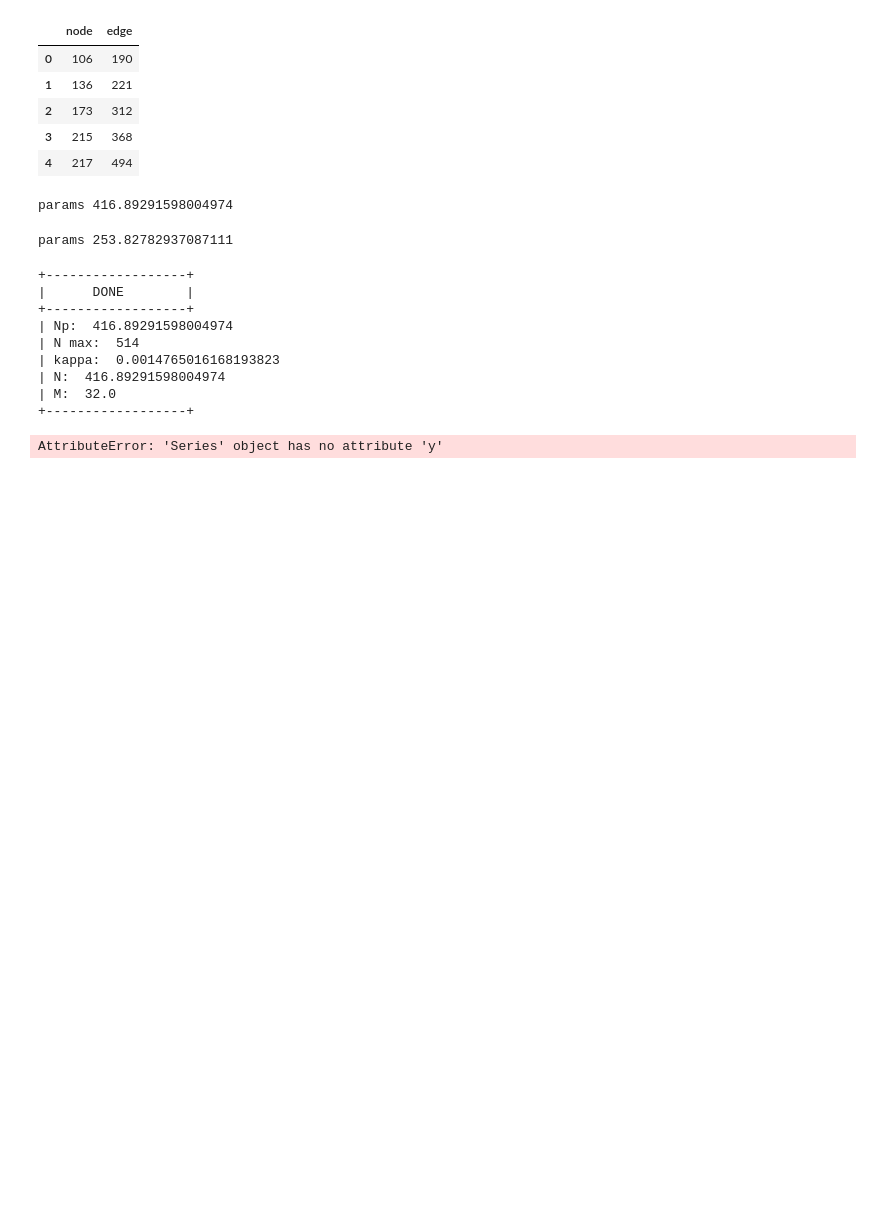
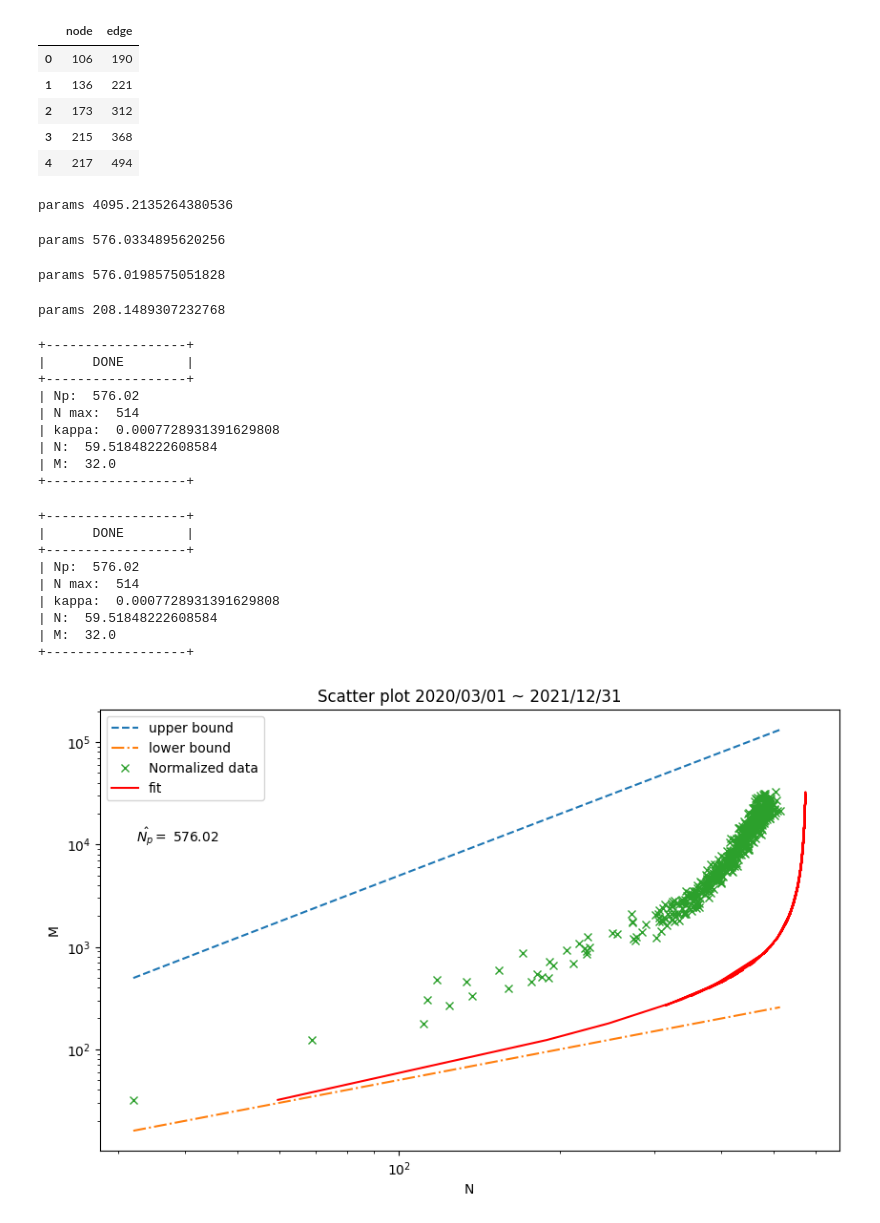
Before and after one commit to yiadka/mobility_scaling, a Jupyter notebook: notebooks/nmscaling_norm_second.ipynb, the cells around one changed output. Drawn from its saved outputs; the diff is of its cells as text; code cells hidden in the pictures; blank space fills up the shorter version.

```diff
--- a/notebooks/nmscaling_norm_second.ipynb
+++ b/notebooks/nmscaling_norm_second.ipynb
@@ -88,8 +88,13 @@ left = left.drop(0)
 left = left.reset_index(drop=True)
 # %%
 def f(x, Np):
-    kappa = (8 * x[0]) / (Np * (Np - 1))
-    return Np * (1 - (2 / (kappa * Np))*(1 - (1 - (kappa/2)**Np)))
+    kappa = ((8 * x[0]) / (Np**2 - Np))
+    a = (1 - (kappa / 2))**Np
+    b = 1 - a
+    c = -(2 / (kappa * Np))*b
+    d = 1 + c
+    res = Np * d
+    return res
 # %%
 x = left["edge_norm"]
 y = left["node_norm"]
@@ -104,23 +111,38 @@ def f_uniform_2(x, N, M):
     return np.sum(residual_f(x, M, N)**2)
 # %%
 # 最適化
-params, _ = optimize.curve_fit(f, x, y, p0=[500])
+
+params, _ = optimize.curve_fit(f, x, y, p0=[14])
 print("params", params[0])
 # %% [output]
-params 416.89291598004974
+params 4095.2135264380536
 # %%
+# leastsqを使用
 initial_guess = [600]
-params, _ = optimize.leastsq(f_uniform_2, initial_guess, args=(y, x))
+params, _ = optimize.leastsq(residual_f, initial_guess, args=(x, y))
 print("params", params[0])
 # %% [output]
-params 253.82782937087111
+params 576.0334895620256
+# %%
+# least_squaresを使用
+res = optimize.least_squares(residual_f, initial_guess, args=(x, y))
+print("params", res.x[0])
+# %% [output]
+params 576.0198575051828
+# %%
+# 残差平方和を最小化
+res = optimize.minimize(f_uniform_2, initial_guess, args=(x, y))
+print("params", res.x[0])
+# %% [output]
+params 208.1489307232768
 # %%
 # 元の関数に代入する
-Np_norm_hat = params[0]
+Np_norm_hat = res.x[0]
+Np_norm_hat = round(Np_norm_hat, 2)
 print("+------------------+")
 kappa_norm_estimated = []
 for i in range(len(x)):
-    kappa_norm_estimated.append( (8 * x[i]) / (Np_norm_hat * (Np_norm_hat - 1)) )
+    kappa_norm_estimated.append( ((8 * x[i]) / (Np_norm_hat**2 - Np_norm_hat)) )
 
 # Eq8, 9
 N_norm = []
@@ -141,23 +163,20 @@ print("+------------------+")
 +------------------+
 |      DONE        |
 +------------------+
-| Np:  416.89291598004974
+| Np:  576.02
 | N max:  514
-| kappa:  0.0014765016168193823
-| N:  416.89291598004974
+| kappa:  0.0007728931391629808
+| N:  59.51848222608584
 | M:  32.0
 +------------------+
 # %%
-# 可視化
-nn = len(left) - 1
-xmin = min(y)
-xmax = max(y)
+nn = len(left["node_norm"]) - 1
+xmin = min(left["node_norm"])
+xmax = max(left["node_norm"])
 p = np.linspace(xmin, xmax, nn)
 upper_bound = (p**2-p)/2
 lower_bound = p/2
 
-params, _ = optimize.least_squares(residual_f, x0=600, args=([x. y]))
-Np_norm_hat = params[0]
 Np_norm_hat = round(Np_norm_hat, 2)
 print("+------------------+")
 kappa_norm_estimated = [((8 * x[i]) / (Np_norm_hat * (Np_norm_hat - 1))) for i in range(len(x))]
@@ -167,32 +186,41 @@ N_norm = []
 M_norm = []
 for i in range(len(kappa_norm_estimated)):
     N_norm.append( Np_norm_hat * (1 - (2 / (kappa_norm_estimated[i]*Np_norm_hat))*(1-(1-(kappa_norm_estimated[i]/2))**Np_norm_hat)) )
     M_norm.append( (kappa_norm_estimated[i] * Np_norm_hat * (Np_norm_hat - 1)) / 8 )
 
 print("|      DONE        |")
 print("+------------------+")
 print("| Np: ", Np_norm_hat)
-print("| N max: ", left["node_norm"].max())
+print("| N max: ", max(y))
 print("| kappa: ", kappa_norm_estimated[0])
 print("| N: ", N_norm[0])
 print("| M: ", M_norm[0])
 print("+------------------+")
 
 
 
 plt.figure(figsize=(10, 6))
 plt.title("Scatter plot 2020/03/01 ~ 2021/12/31")
 plt.plot(p, upper_bound, '--', label="upper bound")
 plt.plot(p, lower_bound, '-.', label="lower bound")
 plt.plot(y, x, "x", label='Normalized data')
 plt.plot(N_norm,M_norm,label='fit', color='red')
 Np_norm_hat = round(Np_norm_hat, 2)
 plt.text(0.05, 0.70, r'$\hat{N_{p}}=$ ' + str(Np_norm_hat), transform=plt.gca().transAxes)
 plt.xlabel('N')
 plt.ylabel('M')
 plt.xscale('log')
 plt.yscale('log')
 plt.legend(loc='best')
 plt.show()
 # %% [output]
-AttributeError: 'Series' object has no attribute 'y'
++------------------+
+|      DONE        |
++------------------+
+| Np:  576.02
+| N max:  514
+| kappa:  0.0007728931391629808
+| N:  59.51848222608584
+| M:  32.0
++------------------+
+[figure, added]
```
Also changed, not shown: parts of 2 cells of this notebook, 3 other files.
